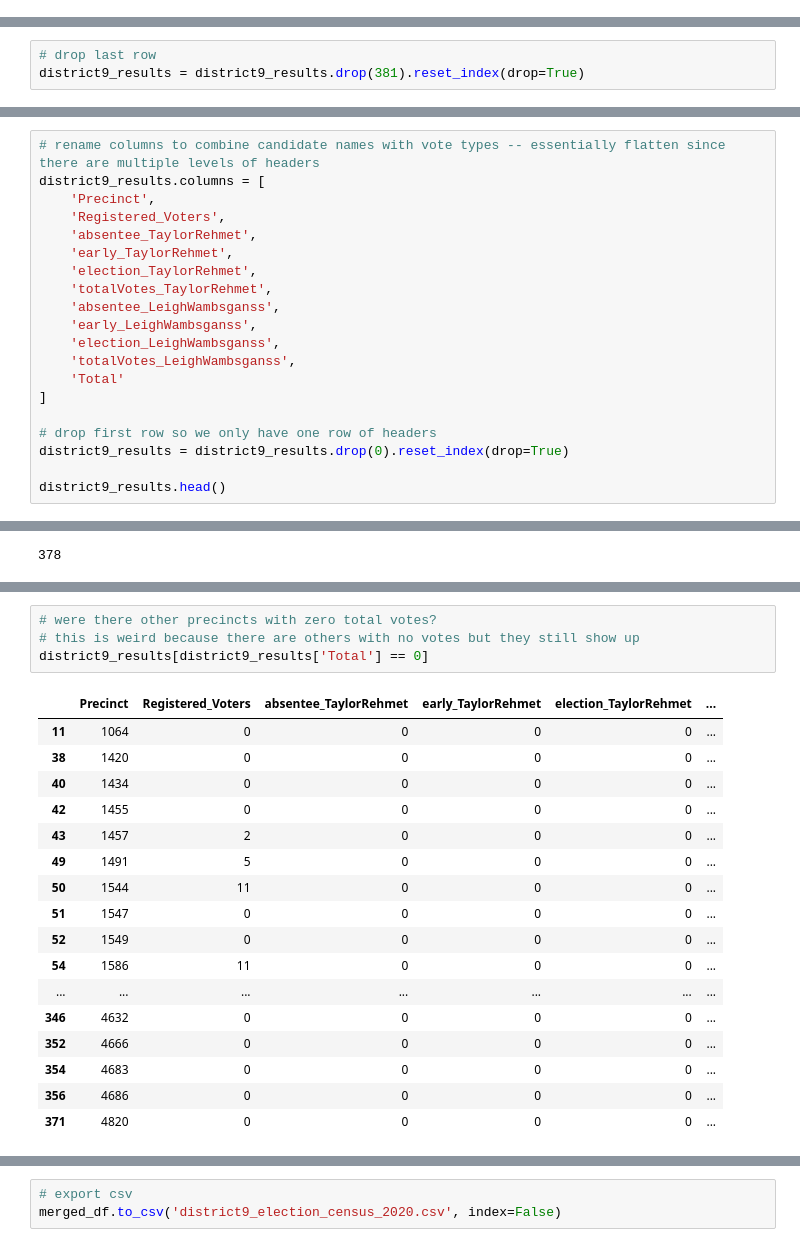
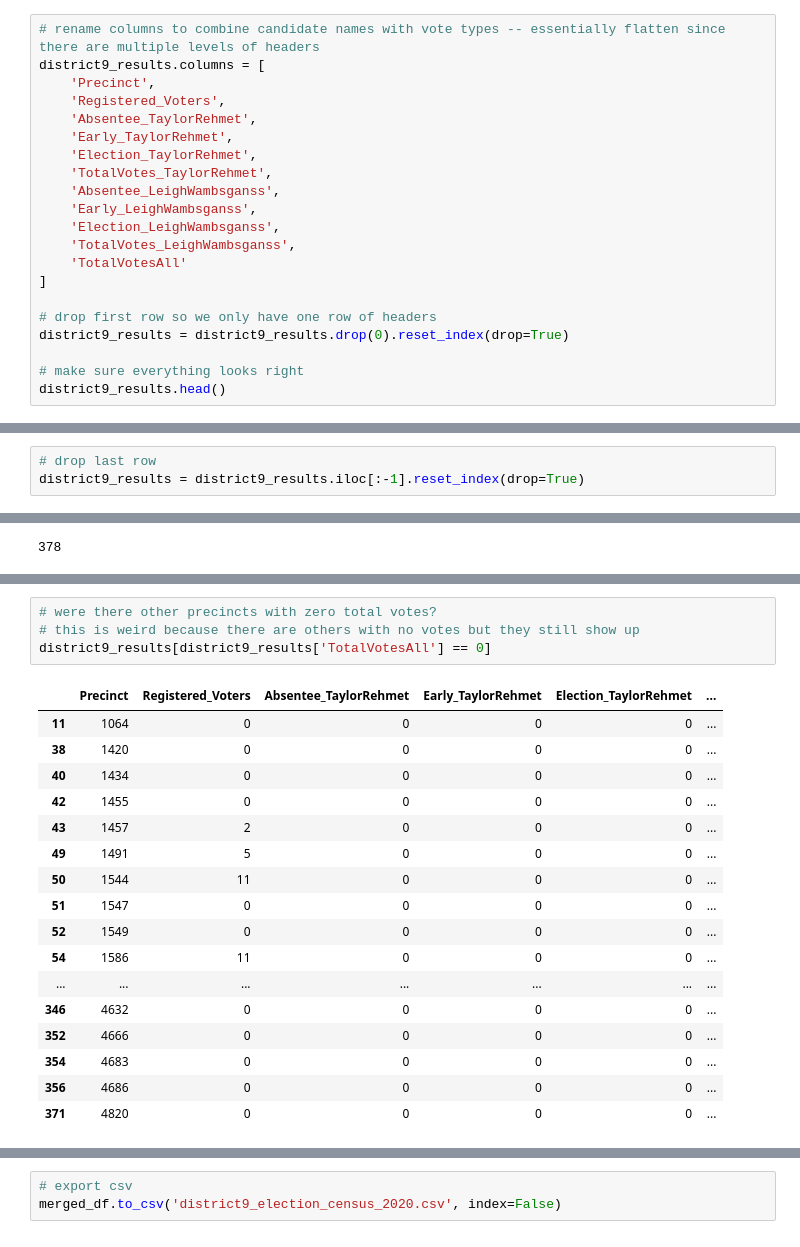
Before and after one commit to amahaja25/district-9-tx-senate, a Jupyter notebook: district9_analysis.ipynb, the cells around one changed output, grey strips where cells are left out. Cells and saved outputs as stored; diff of their text form.

```diff
--- a/district9_analysis.ipynb
+++ b/district9_analysis.ipynb
@@ -14,3 +18,24 @@ district9_results.head()
 | 2 | 1005 | 942 | 3 | 21 | 51 | 75 | 0 | ... |
 | 3 | 1008 | 314 | 1 | 12 | 24 | 37 | 0 | ... |
 | 4 | 1010 | 698 | 1 | 0 | 20 | 21 | 0 | ... |
+# %%
+# rename columns to combine candidate names with vote types -- essentially flatten since there are multiple levels of headers
+district9_results.columns = [
+    'Precinct',
+    'Registered_Voters',
+    'Absentee_TaylorRehmet',
+    'Early_TaylorRehmet',
+    'Election_TaylorRehmet',
+    'TotalVotes_TaylorRehmet',
+    'Absentee_LeighWambsganss',
+    'Early_LeighWambsganss',
+    'Election_LeighWambsganss',
+    'TotalVotes_LeighWambsganss',
+    'TotalVotesAll'
+]
+
+# drop first row so we only have one row of headers
+district9_results = district9_results.drop(0).reset_index(drop=True)
+
+# make sure everything looks right
+district9_results.head()
@@ -27,3 +59,3 @@ district9_results.tail()
 # %%
 # drop last row
-district9_results = district9_results.drop(381).reset_index(drop=True)
+district9_results = district9_results.iloc[:-1].reset_index(drop=True)
@@ -35,20 +76,0 @@ len(district9_results)
-# %%
-# rename columns to combine candidate names with vote types -- essentially flatten since there are multiple levels of headers
-district9_results.columns = [
-    'Precinct',
-    'Registered_Voters',
-    'absentee_TaylorRehmet',
-    'early_TaylorRehmet',
-    'election_TaylorRehmet',
-    'totalVotes_TaylorRehmet',
-    'absentee_LeighWambsganss',
-    'early_LeighWambsganss',
-    'election_LeighWambsganss',
-    'totalVotes_LeighWambsganss',
-    'Total'
-]
-
-# drop first row so we only have one row of headers
-district9_results = district9_results.drop(0).reset_index(drop=True)
-
-district9_results.head()
@@ -229,9 +234,9 @@ district9_results[district9_results['Precinct'].isin(['1823', '4598'])]
 # %%
 # were there other precincts with zero total votes?
 # this is weird because there are others with no votes but they still show up
-district9_results[district9_results['Total'] == 0]
+district9_results[district9_results['TotalVotesAll'] == 0]
 # %% [output]
-|  | Precinct | Registered_Voters | absentee_TaylorRehmet | early_TaylorRehmet | election_TaylorRehmet | ... |
+|  | Precinct | Registered_Voters | Absentee_TaylorRehmet | Early_TaylorRehmet | Election_TaylorRehmet | ... |
 | 11 | 1064 | 0 | 0 | 0 | 0 | ... |
 | 38 | 1420 | 0 | 0 | 0 | 0 | ... |
 | 40 | 1434 | 0 | 0 | 0 | 0 | ... |
```
Also changed, not shown: parts of 71 cells of this notebook, 27 other files.
